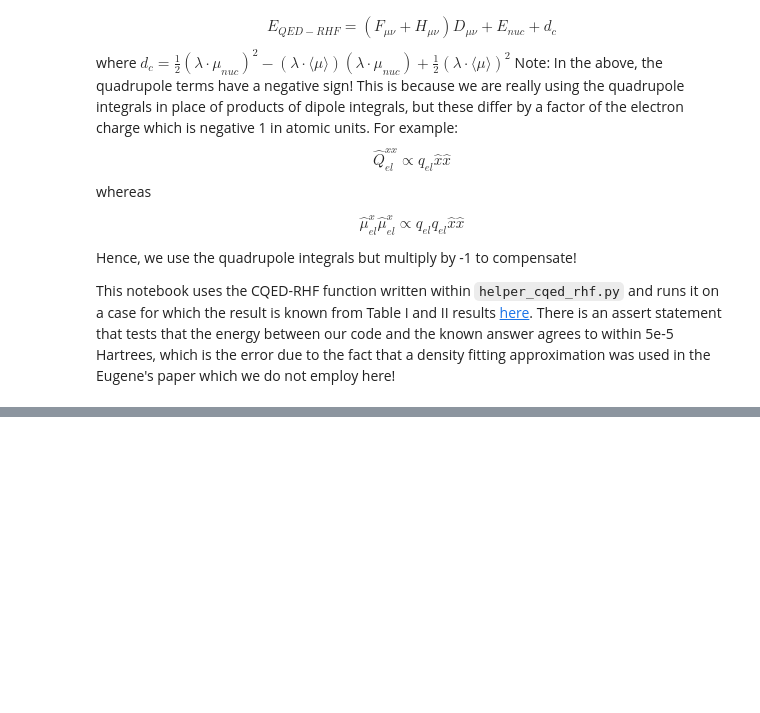
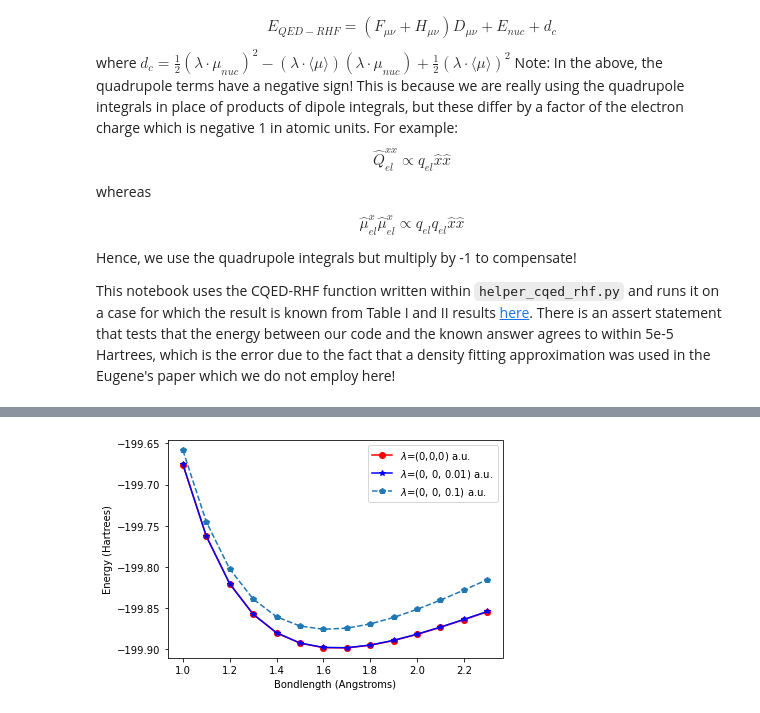
Before and after one commit to FoleyLab/SCF, a Jupyter notebook: polaritonic_and_more/validate_cqed_rhf.ipynb, the cells around one changed output, grey strips where cells are left out. Saved outputs shown, nothing was run; the diff lists cells and outputs as text; code cells hidden in the pictures; blank space fills up the shorter version.

```diff
--- a/polaritonic_and_more/validate_cqed_rhf.ipynb
+++ b/polaritonic_and_more/validate_cqed_rhf.ipynb
@@ -182,8 +162,8 @@ symmetry c1
 r_array = np.array([1.0, 1.1, 1.2, 1.3,1.4,1.5,1.6,1.7,1.8,1.9,2.0,2.1,2.2,2.3])
 
 # lambda arrays
-l_big = np.array([0.1, 0.1, 0.1])
-l_med = np.array([0.01, 0.01, 0.01])
+l_big = np.array([0.0, 0.0, 0.1])
+l_med = np.array([0.0, 0.0, 0.01])
 
 # empty arrays for the energies
 # for "big lambda" -> (0.1, 0.1, 0.1)
@@ -199,6 +179,9 @@ ctr = 0
 for r in r_array:
     molstr = mol_tmpl.replace("**R**", str(r))
     print(molstr)
-    rhf_energy_array[ctr], cqed_energy_array_l_med[ctr], cqed_vecs = cqed_rhf(l_med, molstr)
-    rhf_energy_array[ctr], cqed_energy_array_l_big[ctr], cqed_vecs = cqed_rhf(l_big, molstr)
+    med_dict = cqed_rhf(l_med, molstr)
+    big_dict = cqed_rhf(l_big, molstr)
+    rhf_energy_array[ctr] = med_dict['rhf_energy']
+    cqed_energy_array_l_med[ctr] = med_dict['cqed_rhf_energy']
+    cqed_energy_array_l_big[ctr] = big_dict['cqed_rhf_energy']
     ctr+=1
@@ -205,9 +206,11 @@ for r in r_array:
 # %%
 from matplotlib import pyplot as plt
 plt.plot(r_array, rhf_energy_array, 'r-o', label="$\lambda$=(0,0,0) a.u.")
-plt.plot(r_array, cqed_energy_array_l_med, 'b-*', label="$\lambda$=(0.01, 0.01, 0.01) a.u.")
-plt.plot(r_array, cqed_energy_array_l_big, 'p--', label="$\lambda$=(0.1, 0.1, 0.1) a.u.")
+plt.plot(r_array, cqed_energy_array_l_med, 'b-*', label="$\lambda$=(0, 0, 0.01) a.u.")
+plt.plot(r_array, cqed_energy_array_l_big, 'p--', label="$\lambda$=(0, 0, 0.1) a.u.")
 plt.xlabel("Bondlength (Angstroms)")
 plt.ylabel("Energy (Hartrees)")
 plt.legend()
 plt.show()
+# %% [output]
+[figure, added]
```
Also changed, not shown: parts of 3 cells of this notebook, 6 other files.
